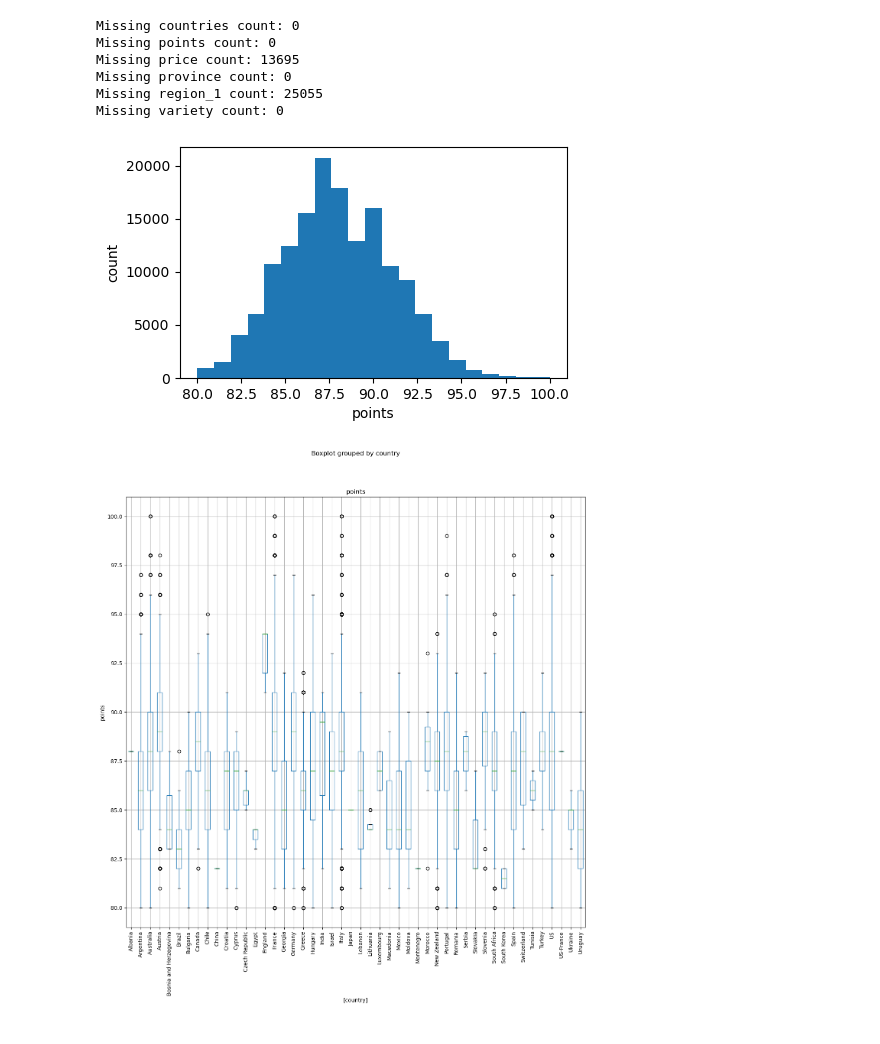
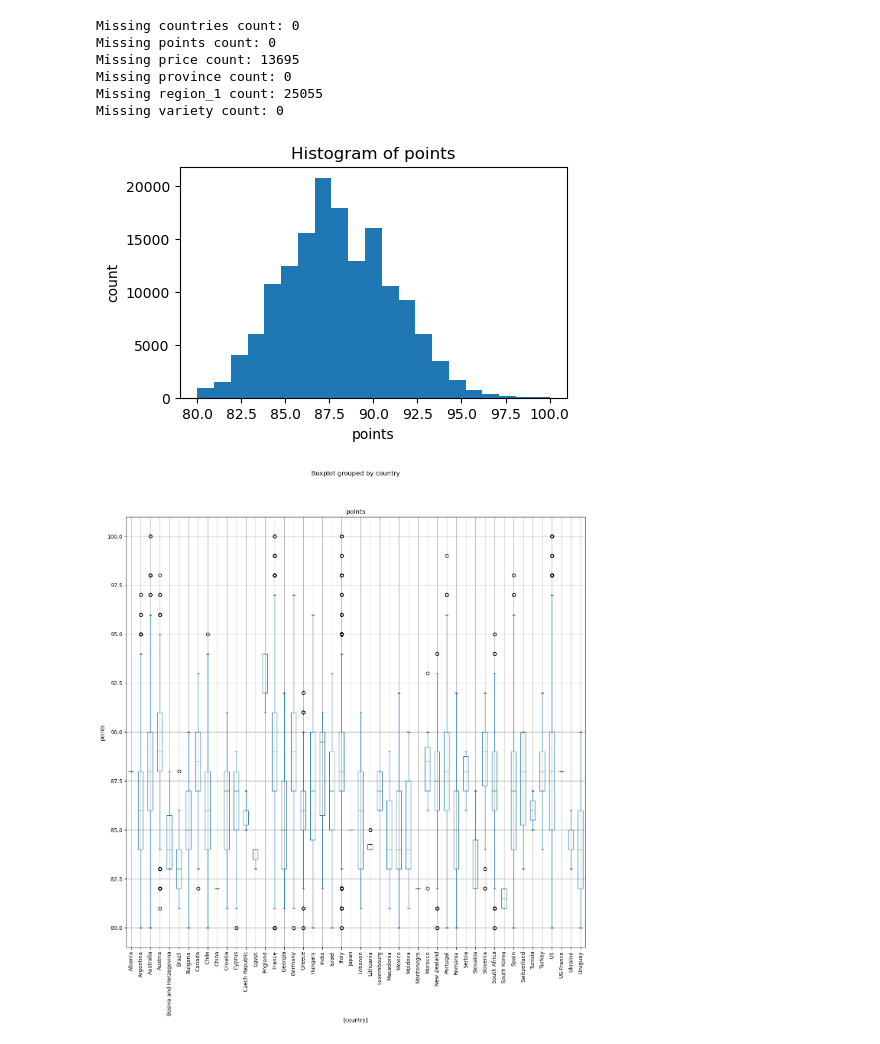
Before and after one commit to numbersix1103/Wine-Review-Midterm, a Jupyter notebook: src/Wine Reviews Midterm.ipynb, the cells around one changed output. Cells and saved outputs as stored; diff of their text form; code cells hidden in the pictures.

```diff
--- a/src/Wine Reviews Midterm.ipynb
+++ b/src/Wine Reviews Midterm.ipynb
@@ -190,12 +225,13 @@ Missing variety count: 0
 # %%
 plt.figure(figsize=(5,3))
 dropped['points'].plot.hist(bins = dropped['points'].nunique())
 plt.xlabel('points')
 plt.ylabel('count')
-plt.savefig("../Figures/")
+plt.title('Histogram of points')
+plt.savefig("../Figures/ HistogramCount.png")
 plt.show()
 # %% [output]
-[figure, old version]
+[figure, new version]
 # %%
 # country vs points (categorical vs continuous)
 
```
Also changed, not shown: parts of 1 cell of this notebook, 2 other files.
